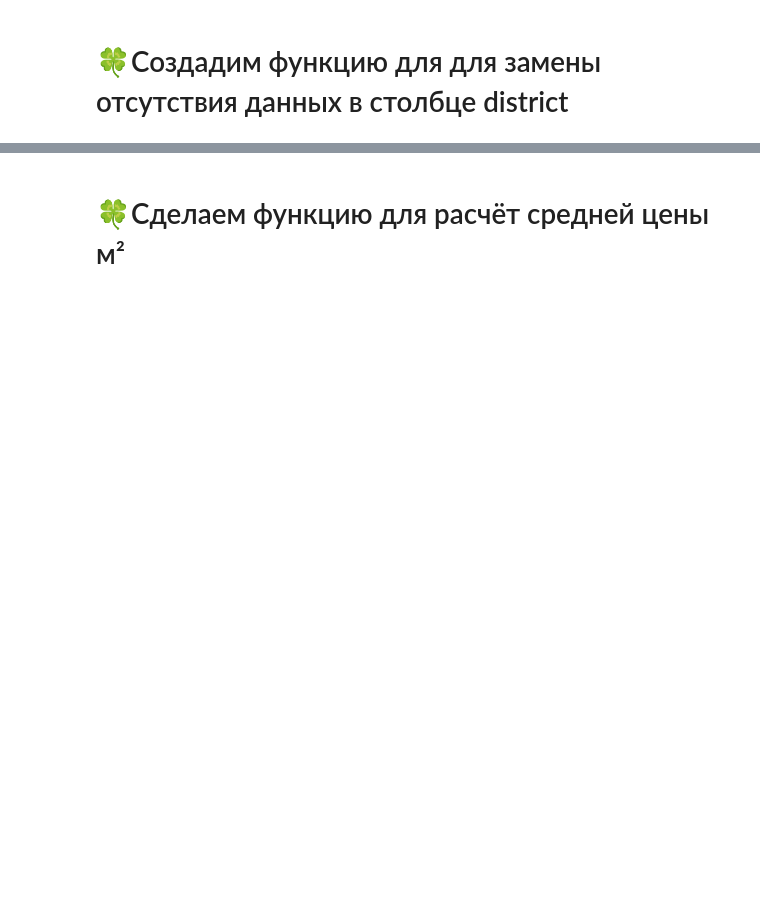
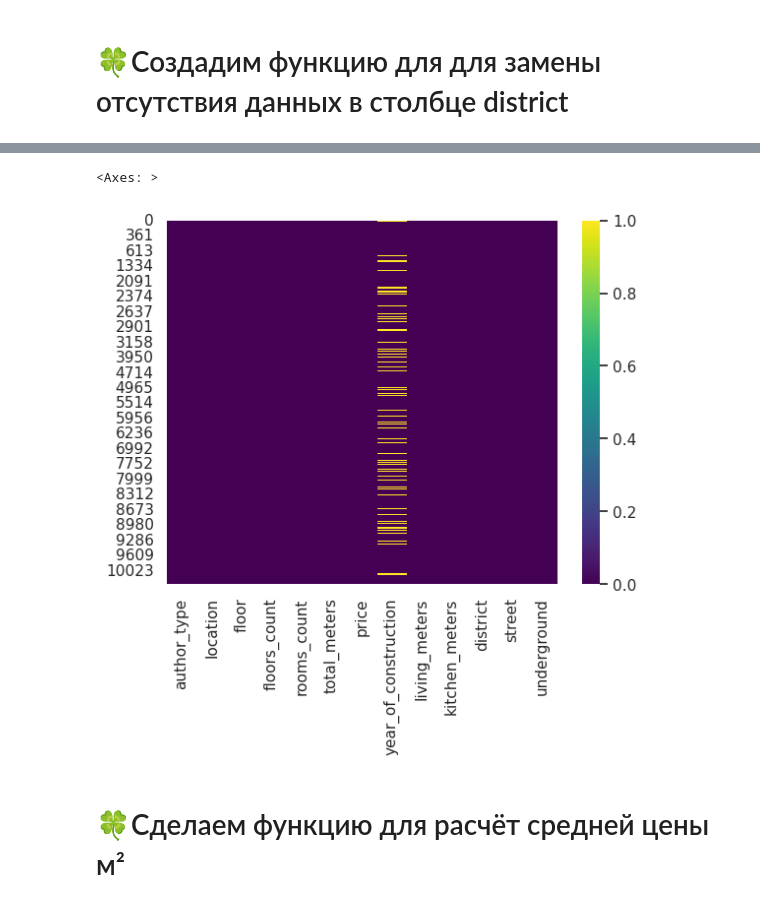
Before and after one commit to tmwsw/ML, a Jupyter notebook: main.ipynb, the cells around one changed output, grey strips where cells are left out. Drawn from its saved outputs; the diff is of its cells as text; code cells hidden in the pictures; blank space fills up the shorter version.

```diff
--- a/main.ipynb
+++ b/main.ipynb
@@ -227,6 +227,12 @@ kitchen_meters - 13%
 district - 0%
 street - 0%
 underground - 0%
+# %%
+# проверим пропуски после чистки
+sns.heatmap(df.isnull(), cmap='viridis')
+# %% [output]
+<Axes: >
+[figure, added]
 # %% [markdown]
 # 🍀Сделаем функцию для расчёт средней цены м²
 # %%
```
Also changed, not shown: parts of 10 cells of this notebook.
